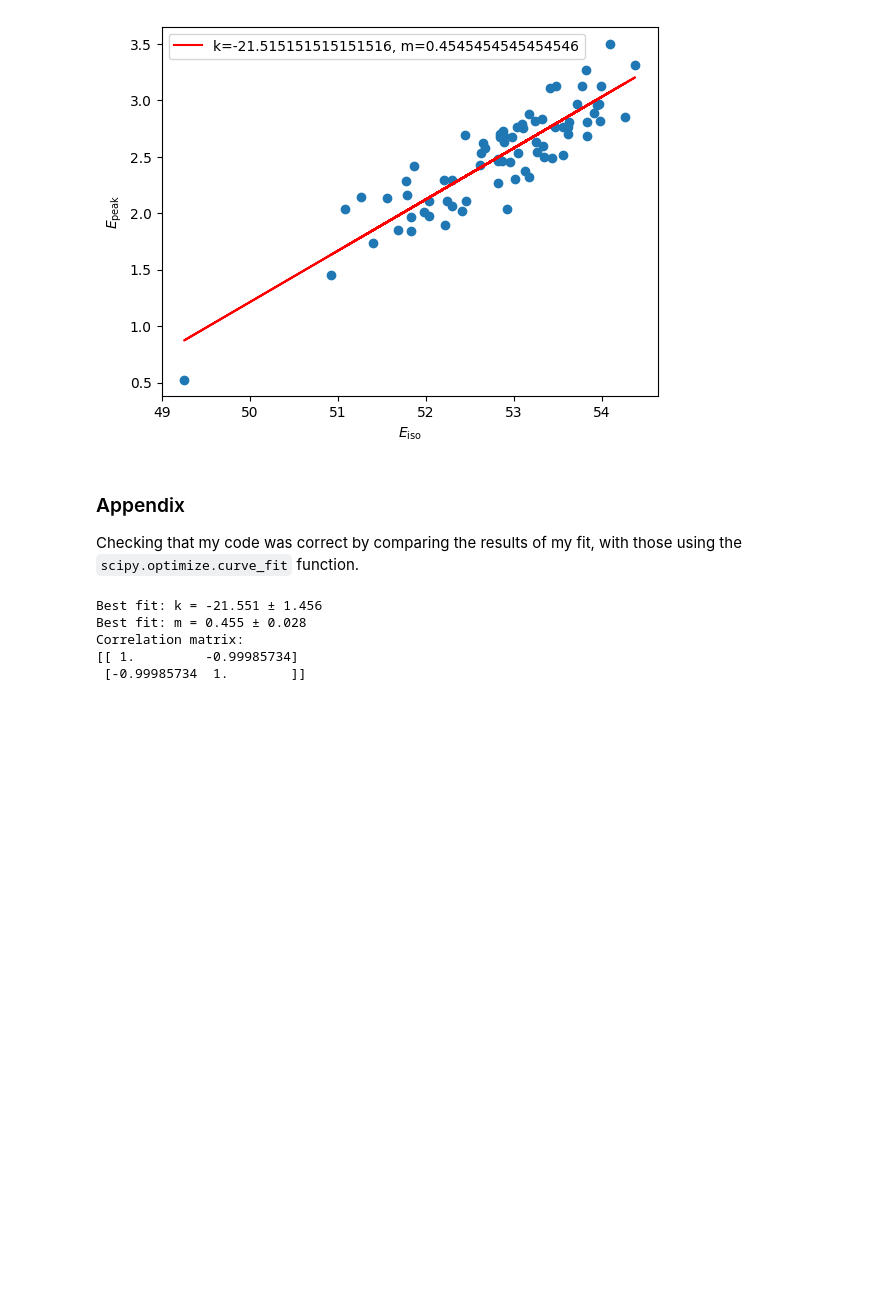
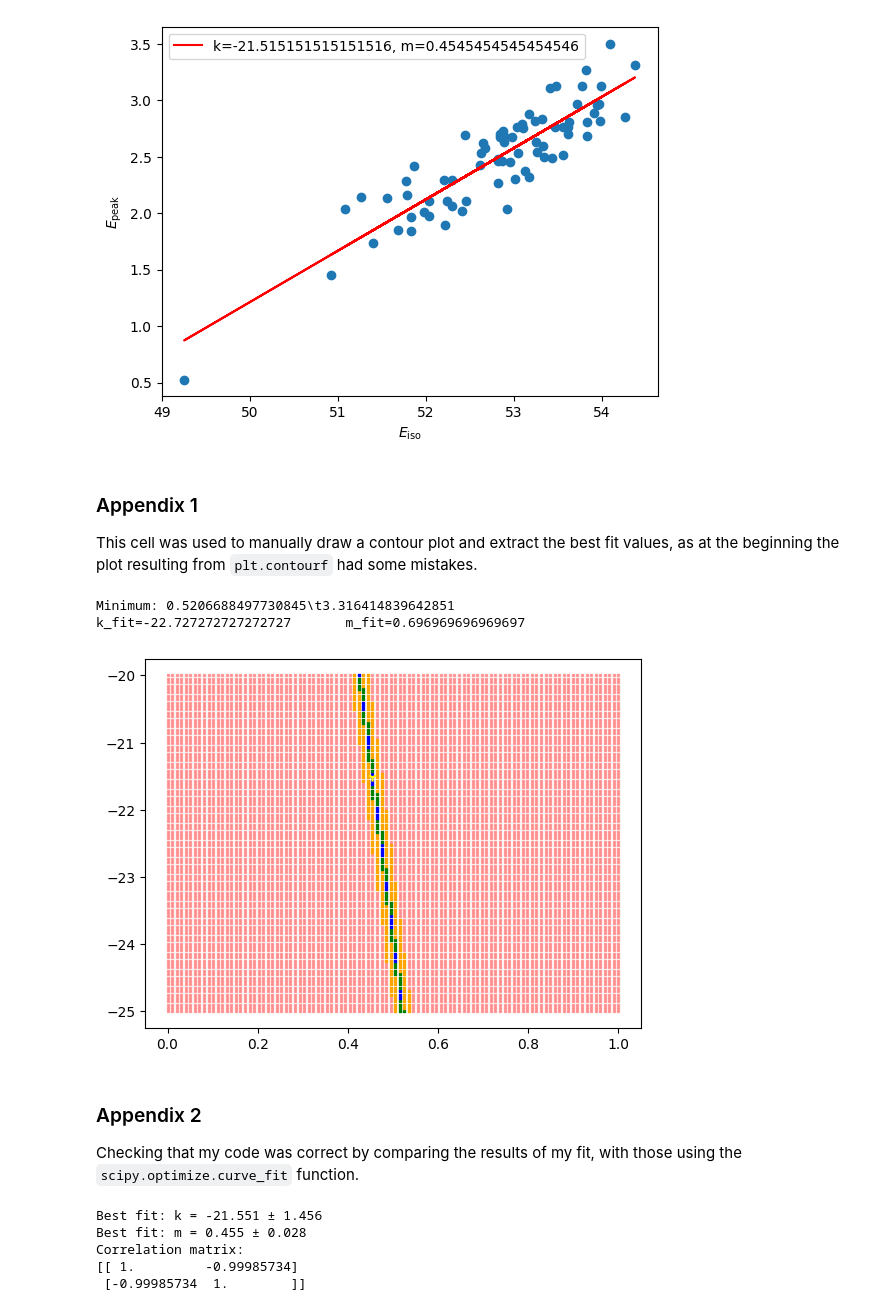
Before and after one commit to joanalnu/OAB-INAF, a Jupyter notebook: Epeak_Eiso_correlation.ipynb, the cells around one changed output. Drawn from its saved outputs; the diff is of its cells as text; code cells hidden in the pictures; blank space fills up the shorter version.

Commit message:
put cells in order and re-run everything

```diff
--- a/Epeak_Eiso_correlation.ipynb
+++ b/Epeak_Eiso_correlation.ipynb
@@ -81,13 +81,0 @@ plt.scatter(k_fit, m_fit, marker='1', color='r')
-# %%
-for i in range(len(k)):
-    for j in range(len(m)):
-        val = np.log10(G[i][j])
-        if 0<val and val<=.6:
-            plt.scatter(k[i],m[j],color='blue', s=1,marker='s')
-        elif .6<val and val<=1:
-            plt.scatter(k[i],m[j],color='green', s=1,marker='s')
-        elif 1<val and val<=2:
-            plt.scatter(k[i],m[j],color='yellow', s=1,marker='s')
-        else:
-            plt.scatter(k[i],m[j],color='red', s=1,marker='s', alpha=0.3)
-plt.scatter(k_fit, m_fit, marker='1', color='black')
@@ -121,8 +92,41 @@ plt.ylabel(r'$E_\text{peak}$')
 # %% [output]
 Text(0, 0.5, '$E_\\text{peak}$')
 [figure]
+# %% [markdown]
+### Appendix 1
+This cell was used to manually draw a contour plot and extract the best fit values, as at the beginning the plot resulting from `plt.contourf` had some mistakes.
+# %%
+#Since the plotting of the $lg(\chi^2)$ surface was very weird with `plt.contourf` and it didn't coincide with the best fit parameters, I plotted a similar version manually as well as extracted the minimum value for `G`, obtaining the same fit results despite the weird plot. Additionally, I've performed the fit at the end with `scipy.curve_fit`, obtaining the exact same results.
+
+for i in range(len(m)):
+    for j in range(len(k)):
+        val = np.log10(G[i][j])
+        if 0<val and val<=.6:
+            plt.scatter(m[i],k[j],color='blue', s=1,marker='s')
+        elif .6<val and val<=1:
+            plt.scatter(m[i],k[j],color='green', s=1,marker='s')
+        elif 1<val and val<=2:
+            plt.scatter(m[i],k[j],color='orange', s=1,marker='s')
+        else:
+            plt.scatter(m[i],k[j],color='red', s=1,marker='s', alpha=0.3)
+plt.scatter(m_fit, k_fit, marker='1', color='yellow')
+
+minimum = 100
+coords = [0,0]
+for i in range(len(k)):
+    for j in range(len(m)):
+        if np.log10(G[i][j])<minimum:
+            minimum = np.log10(G[i][j])
+            coords = [k[i],m[j]]
+
+print(fr'Minimum: {minimum}\t{10**minimum}')
+print(f'k_fit={coords[0]}\tm_fit={coords[1]}')
+# %% [output]
+Minimum: 0.5206688497730845\t3.316414839642851
+k_fit=-22.727272727272727       m_fit=0.696969696969697
+[figure, new version]
 # %% [markdown]
-### Appendix
+### Appendix 2
 Checking that my code was correct by comparing the results of my fit, with those using the `scipy.optimize.curve_fit` function.
 # %%
 from scipy.optimize import curve_fit
```
Also changed, not shown: parts of 4 cells of this notebook.
